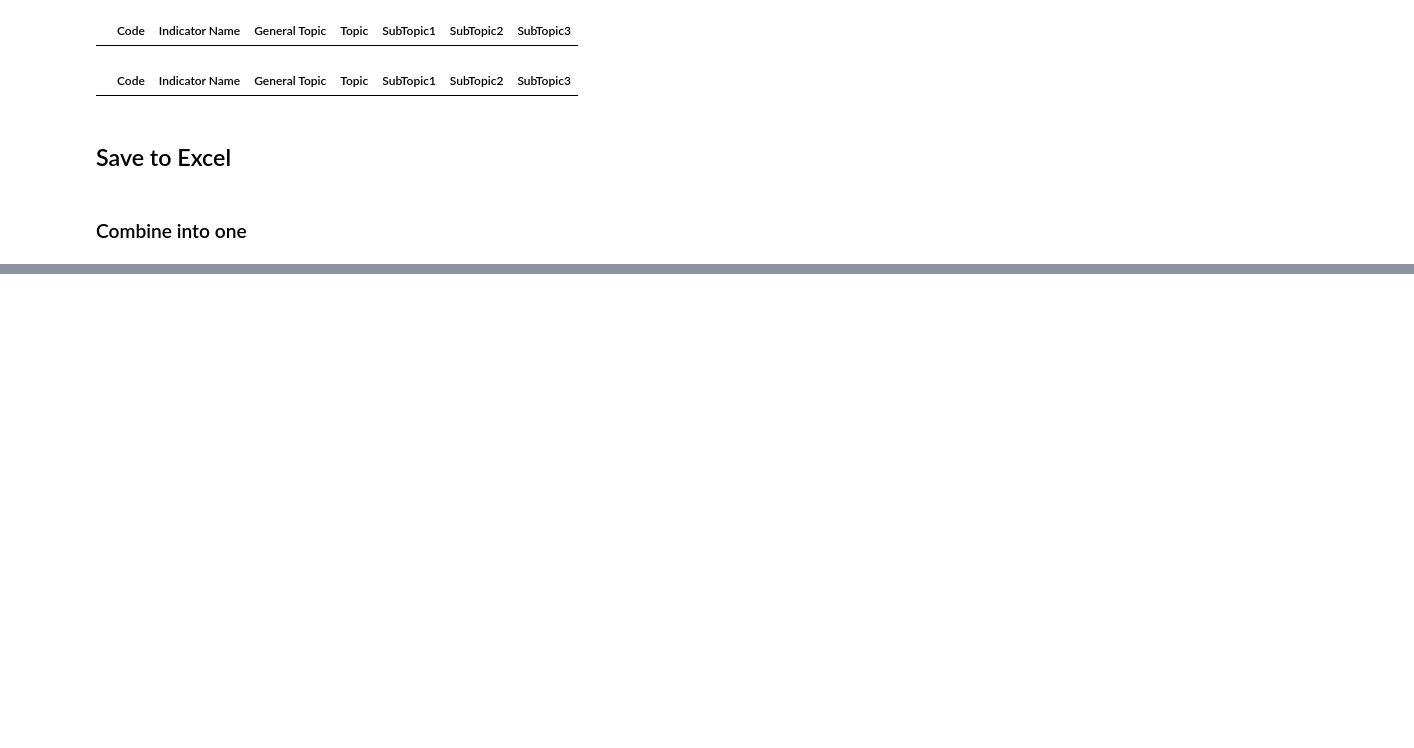
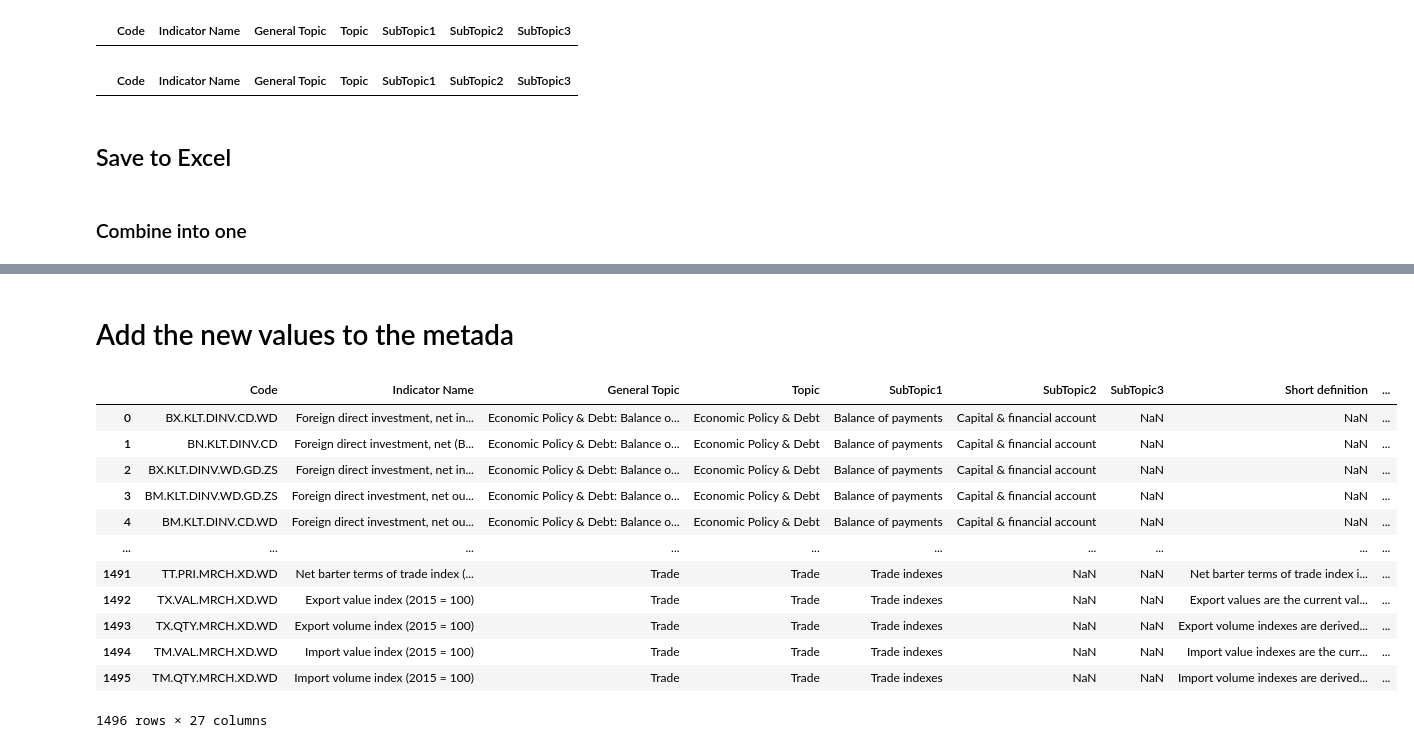
Before and after one commit to bm-sami/tunisia-wdi-structure, a Jupyter notebook: notebooks/metadata_code_1.ipynb, the cells around one changed output, grey strips where cells are left out. Cells and saved outputs as stored; diff of their text form; code cells hidden in the pictures; blank space fills up the shorter version.

```diff
--- a/notebooks/metadata_code_1.ipynb
+++ b/notebooks/metadata_code_1.ipynb
@@ -1666,0 +1599,19 @@ with pd.ExcelWriter('../data/metadata/metadata_code_by_sheet.xlsx') as writer:
+# %% [markdown]
+# Add the new values to the metada
+# %%
+metadata_code = pd.read_excel('../data/metadata/metadata_topic.xlsx', sheet_name=0)
+metadata_code
+# %% [output]
+|  | Code | Indicator Name | General Topic | Topic | SubTopic1 | SubTopic2 | SubTopic3 | Short definition | ... |
+| 0 | BX.KLT.DINV.CD.WD | Foreign direct investment, net in... | Economic Policy & Debt: Balance o... | Economic Policy & Debt | Balance of payments | Capital & financial account | NaN | NaN | ... |
+| 1 | BN.KLT.DINV.CD | Foreign direct investment, net (B... | Economic Policy & Debt: Balance o... | Economic Policy & Debt | Balance of payments | Capital & financial account | NaN | NaN | ... |
+| 2 | BX.KLT.DINV.WD.GD.ZS | Foreign direct investment, net in... | Economic Policy & Debt: Balance o... | Economic Policy & Debt | Balance of payments | Capital & financial account | NaN | NaN | ... |
+| 3 | BM.KLT.DINV.WD.GD.ZS | Foreign direct investment, net ou... | Economic Policy & Debt: Balance o... | Economic Policy & Debt | Balance of payments | Capital & financial account | NaN | NaN | ... |
+| 4 | BM.KLT.DINV.CD.WD | Foreign direct investment, net ou... | Economic Policy & Debt: Balance o... | Economic Policy & Debt | Balance of payments | Capital & financial account | NaN | NaN | ... |
+| ... | ... | ... | ... | ... | ... | ... | ... | ... | ... |
+| 1491 | TT.PRI.MRCH.XD.WD | Net barter terms of trade index (... | Trade | Trade | Trade indexes | NaN | NaN | Net barter terms of trade index i... | ... |
+| 1492 | TX.VAL.MRCH.XD.WD | Export value index (2015 = 100) | Trade | Trade | Trade indexes | NaN | NaN | Export values are the current val... | ... |
+| 1493 | TX.QTY.MRCH.XD.WD | Export volume index (2015 = 100) | Trade | Trade | Trade indexes | NaN | NaN | Export volume indexes are derived... | ... |
+| 1494 | TM.VAL.MRCH.XD.WD | Import value index (2015 = 100) | Trade | Trade | Trade indexes | NaN | NaN | Import value indexes are the curr... | ... |
+| 1495 | TM.QTY.MRCH.XD.WD | Import volume index (2015 = 100) | Trade | Trade | Trade indexes | NaN | NaN | Import volume indexes are derived... | ... |
+1496 rows × 27 columns
```
Also changed, not shown: parts of 60 cells of this notebook, 10 other files.
